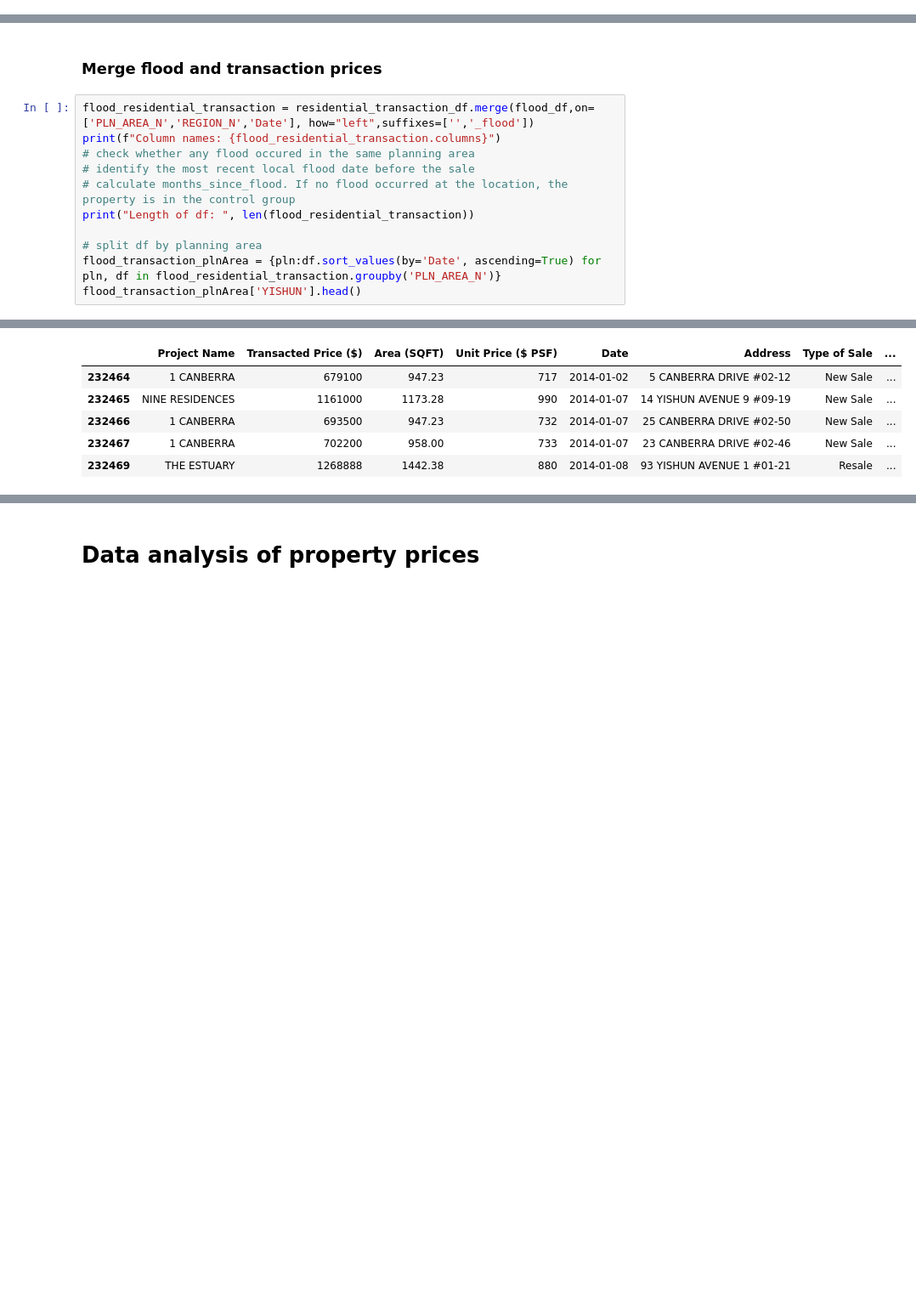
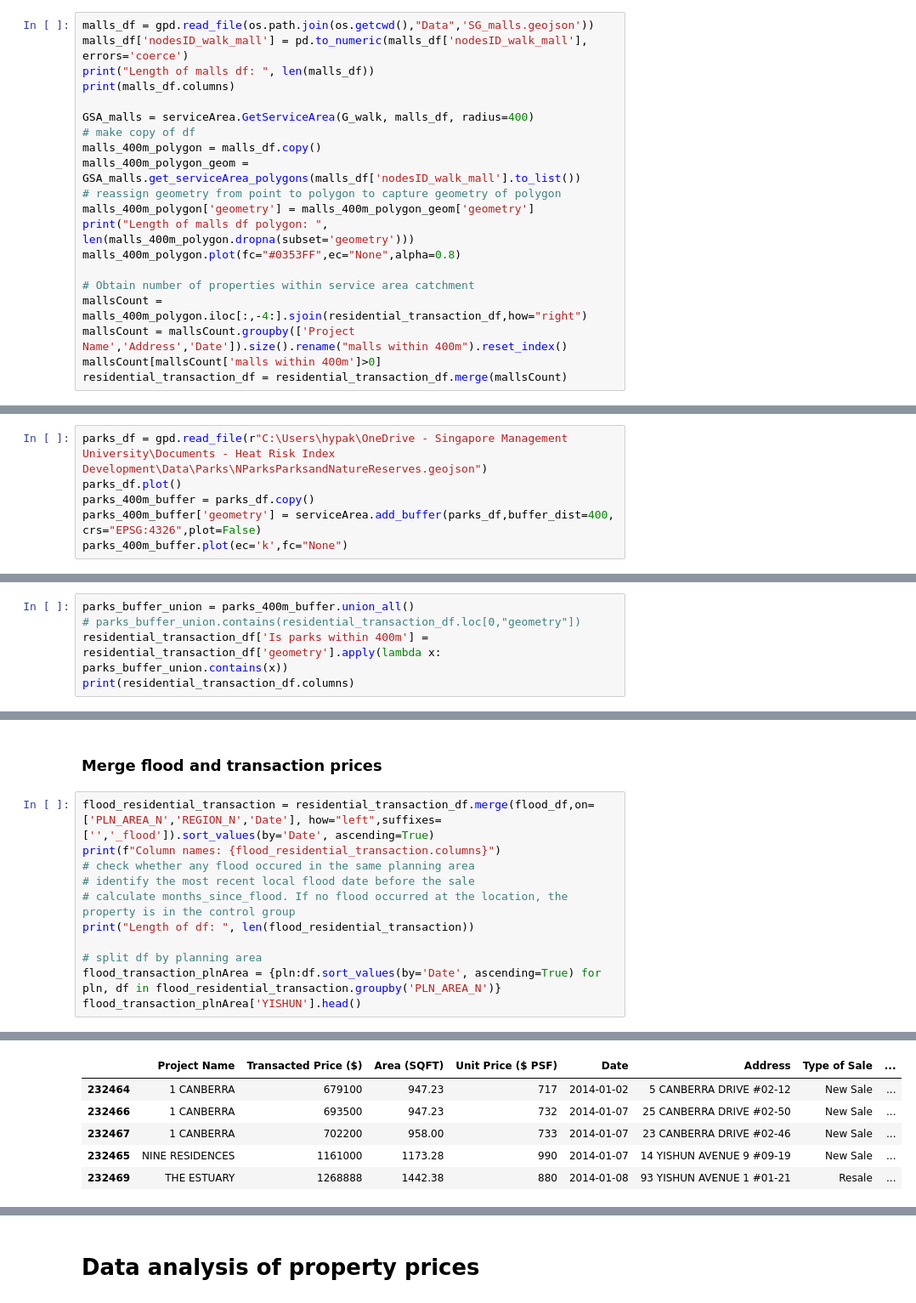
Before and after one commit to pakhuiying/property_prices_flood, a Jupyter notebook: property_prices_analysis.ipynb, the cells around one changed output, grey strips where cells are left out. Shown at 85% size. Saved outputs shown, nothing was run; the diff lists cells and outputs as text; blank space fills up the shorter version.

```diff
--- a/property_prices_analysis.ipynb
+++ b/property_prices_analysis.ipynb
@@ -547,0 +673,20 @@ Index(['Project Name', 'Transacted Price ($)', 'Area (SQFT)',
+# %%
+malls_df = gpd.read_file(os.path.join(os.getcwd(),"Data",'SG_malls.geojson'))
+malls_df['nodesID_walk_mall'] = pd.to_numeric(malls_df['nodesID_walk_mall'], errors='coerce')
+print("Length of malls df: ", len(malls_df))
+print(malls_df.columns)
+
+GSA_malls = serviceArea.GetServiceArea(G_walk, malls_df, radius=400)
+# make copy of df
+malls_400m_polygon = malls_df.copy()
+malls_400m_polygon_geom = GSA_malls.get_serviceArea_polygons(malls_df['nodesID_walk_mall'].to_list())
+# reassign geometry from point to polygon to capture geometry of polygon
+malls_400m_polygon['geometry'] = malls_400m_polygon_geom['geometry']
+print("Length of malls df polygon: ", len(malls_400m_polygon.dropna(subset='geometry')))
+malls_400m_polygon.plot(fc="#0353FF",ec="None",alpha=0.8)
+
+# Obtain number of properties within service area catchment
+mallsCount = malls_400m_polygon.iloc[:,-4:].sjoin(residential_transaction_df,how="right")
+mallsCount = mallsCount.groupby(['Project Name','Address','Date']).size().rename("malls within 400m").reset_index()
+mallsCount[mallsCount['malls within 400m']>0]
+residential_transaction_df = residential_transaction_df.merge(mallsCount)
@@ -547,0 +704,6 @@ Index(['Project Name', 'Transacted Price ($)', 'Area (SQFT)',
+# %%
+parks_df = gpd.read_file(r"C:\Users\hypak\OneDrive - Singapore Management University\Documents - Heat Risk Index Development\Data\Parks\NParksParksandNatureReserves.geojson")
+parks_df.plot()
+parks_400m_buffer = parks_df.copy()
+parks_400m_buffer['geometry'] = serviceArea.add_buffer(parks_df,buffer_dist=400, crs="EPSG:4326",plot=False)
+parks_400m_buffer.plot(ec='k',fc="None")
@@ -547,0 +716,5 @@ Index(['Project Name', 'Transacted Price ($)', 'Area (SQFT)',
+# %%
+parks_buffer_union = parks_400m_buffer.union_all()
+# parks_buffer_union.contains(residential_transaction_df.loc[0,"geometry"])
+residential_transaction_df['Is parks within 400m'] = residential_transaction_df['geometry'].apply(lambda x: parks_buffer_union.contains(x))
+print(residential_transaction_df.columns)
@@ -654,7 +834,7 @@ residential_transaction_df[residential_transaction_df['Floor Level']<0].head()
 # %% [markdown]
 ### Merge flood and transaction prices
 # %%
-flood_residential_transaction = residential_transaction_df.merge(flood_df,on=['PLN_AREA_N','REGION_N','Date'], how="left",suffixes=['','_flood'])
+flood_residential_transaction = residential_transaction_df.merge(flood_df,on=['PLN_AREA_N','REGION_N','Date'], how="left",suffixes=['','_flood']).sort_values(by='Date', ascending=True)
 print(f"Column names: {flood_residential_transaction.columns}")
 # check whether any flood occured in the same planning area
 # identify the most recent local flood date before the sale
@@ -682,8 +863,8 @@ Column names: Index(['Project Name', 'Transacted Price ($)', 'Area (SQFT)',
       dtype='object')
 Length of df:  267514
 |  | Project Name | Transacted Price ($) | Area (SQFT) | Unit Price ($ PSF) | Date | Address | Type of Sale | ... |
 | 232464 | 1 CANBERRA | 679100 | 947.23 | 717 | 2014-01-02 | 5 CANBERRA DRIVE #02-12 | New Sale | ... |
-| 232465 | NINE RESIDENCES | 1161000 | 1173.28 | 990 | 2014-01-07 | 14 YISHUN AVENUE 9 #09-19 | New Sale | ... |
 | 232466 | 1 CANBERRA | 693500 | 947.23 | 732 | 2014-01-07 | 25 CANBERRA DRIVE #02-50 | New Sale | ... |
 | 232467 | 1 CANBERRA | 702200 | 958.00 | 733 | 2014-01-07 | 23 CANBERRA DRIVE #02-46 | New Sale | ... |
+| 232465 | NINE RESIDENCES | 1161000 | 1173.28 | 990 | 2014-01-07 | 14 YISHUN AVENUE 9 #09-19 | New Sale | ... |
 | 232469 | THE ESTUARY | 1268888 | 1442.38 | 880 | 2014-01-08 | 93 YISHUN AVENUE 1 #01-21 | Resale | ... |
```
Also changed, not shown: parts of 50 cells of this notebook.
